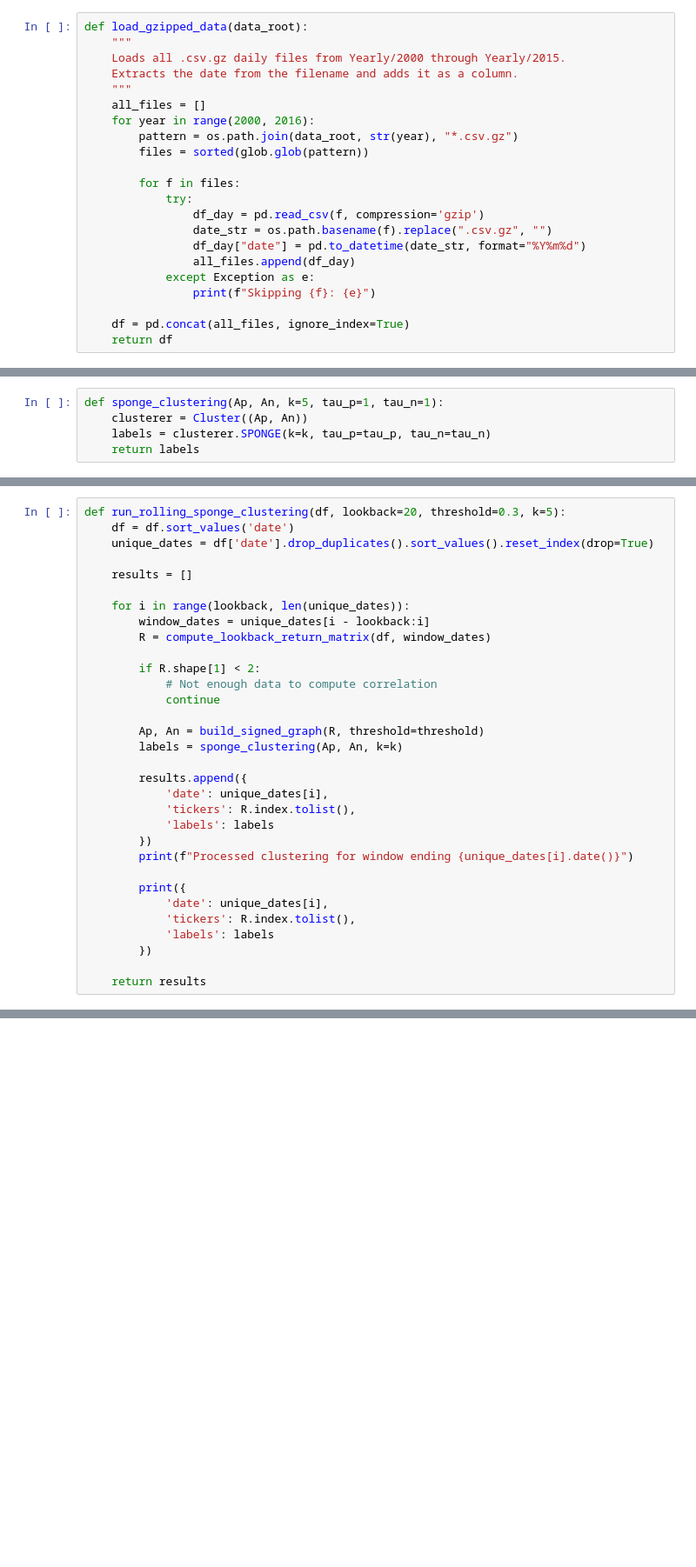
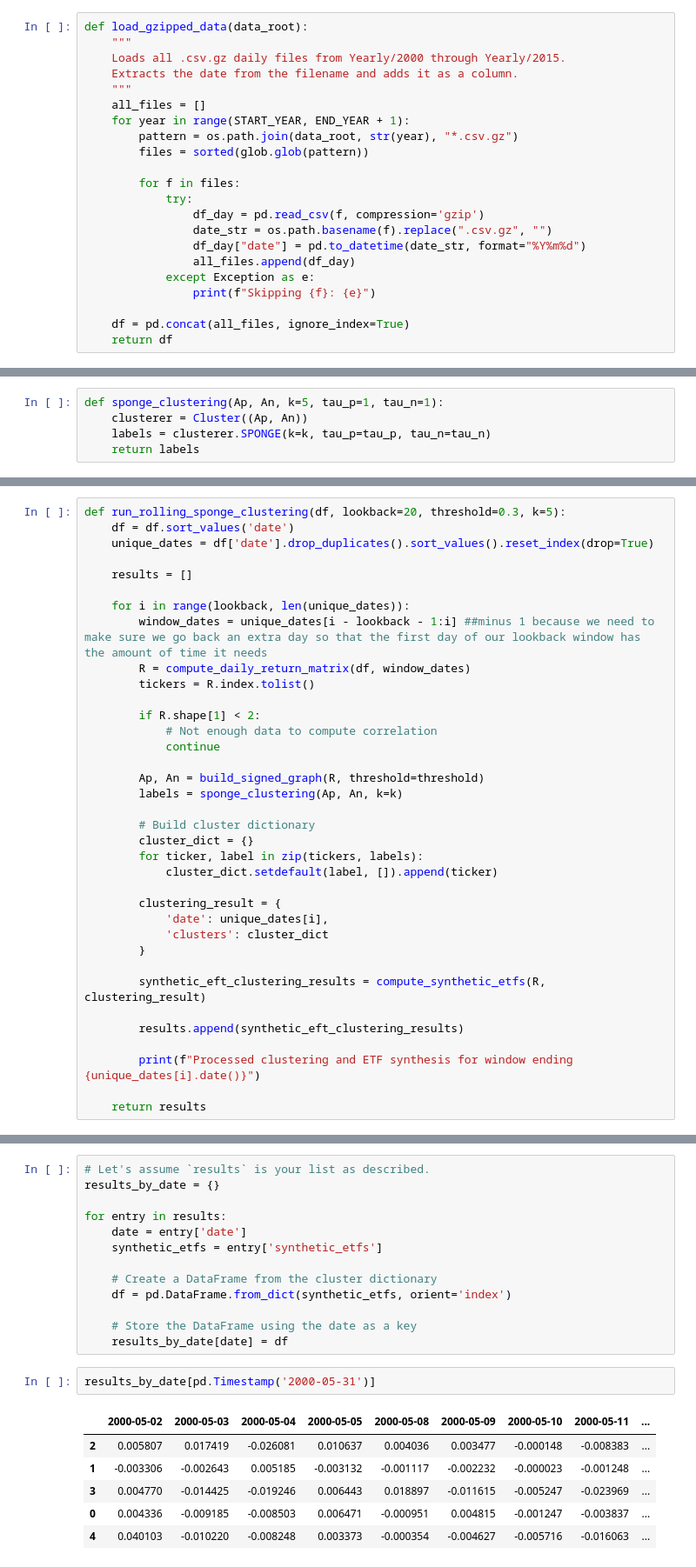
Before and after one commit to annluie/leadlagClustering-1, a Jupyter notebook: clusteringDev.ipynb, the cells around one changed output, grey strips where cells are left out. Shown at 87% size. Drawn from its saved outputs; the diff is of its cells as text; blank space fills up the shorter version.

Commit message:
added sponge clustering and synthetic EFT

```diff
--- a/clusteringDev.ipynb
+++ b/clusteringDev.ipynb
@@ -17,7 +19,7 @@ def load_gzipped_data(data_root):
     Extracts the date from the filename and adds it as a column.
     """
     all_files = []
-    for year in range(2000, 2016):
+    for year in range(START_YEAR, END_YEAR + 1):
         pattern = os.path.join(data_root, str(year), "*.csv.gz")
         files = sorted(glob.glob(pattern))
 
@@ -159,8 +141,9 @@ def run_rolling_sponge_clustering(df, lookback=20, threshold=0.3, k=5):
     results = []
 
     for i in range(lookback, len(unique_dates)):
-        window_dates = unique_dates[i - lookback:i]
-        R = compute_lookback_return_matrix(df, window_dates)
+        window_dates = unique_dates[i - lookback - 1:i] ##minus 1 because we need to make sure we go back an extra day so that the first day of our lookback window has the amount of time it needs
+        R = compute_daily_return_matrix(df, window_dates)
+        tickers = R.index.tolist()
 
         if R.shape[1] < 2:
             # Not enough data to compute correlation
@@ -169,18 +152,21 @@ def run_rolling_sponge_clustering(df, lookback=20, threshold=0.3, k=5):
         Ap, An = build_signed_graph(R, threshold=threshold)
         labels = sponge_clustering(Ap, An, k=k)
 
-        results.append({
+        # Build cluster dictionary
+        cluster_dict = {}
+        for ticker, label in zip(tickers, labels):
+            cluster_dict.setdefault(label, []).append(ticker)
+
+        clustering_result = {
             'date': unique_dates[i],
-            'tickers': R.index.tolist(),
-            'labels': labels
-        })
-        print(f"Processed clustering for window ending {unique_dates[i].date()}")
+            'clusters': cluster_dict
+        }
 
-        print({
-            'date': unique_dates[i],
-            'tickers': R.index.tolist(),
-            'labels': labels
-        })
+        synthetic_eft_clustering_results = compute_synthetic_etfs(R, clustering_result)
+
+        results.append(synthetic_eft_clustering_results)
+
+        print(f"Processed clustering and ETF synthesis for window ending {unique_dates[i].date()}")
 
     return results
 # %%
@@ -214,0 +213,22 @@ NameError: name 'results' is not defined
+# %%
+# Let's assume `results` is your list as described.
+results_by_date = {}
+
+for entry in results:
+    date = entry['date']
+    synthetic_etfs = entry['synthetic_etfs']
+
+    # Create a DataFrame from the cluster dictionary
+    df = pd.DataFrame.from_dict(synthetic_etfs, orient='index')
+
+    # Store the DataFrame using the date as a key
+    results_by_date[date] = df
+# %%
+results_by_date[pd.Timestamp('2000-05-31')]
+# %% [output]
+|  | 2000-05-02 | 2000-05-03 | 2000-05-04 | 2000-05-05 | 2000-05-08 | 2000-05-09 | 2000-05-10 | 2000-05-11 | ... |
+| 2 | 0.005807 | 0.017419 | -0.026081 | 0.010637 | 0.004036 | 0.003477 | -0.000148 | -0.008383 | ... |
+| 1 | -0.003306 | -0.002643 | 0.005185 | -0.003132 | -0.001117 | -0.002232 | -0.000023 | -0.001248 | ... |
+| 3 | 0.004770 | -0.014425 | -0.019246 | 0.006443 | 0.018897 | -0.011615 | -0.005247 | -0.023969 | ... |
+| 0 | 0.004336 | -0.009185 | -0.008503 | 0.006471 | -0.000951 | 0.004815 | -0.001247 | -0.003837 | ... |
+| 4 | 0.040103 | -0.010220 | -0.008248 | 0.003373 | -0.000354 | -0.004627 | -0.005716 | -0.016063 | ... |
```
Also changed, not shown: parts of 15 cells of this notebook.
